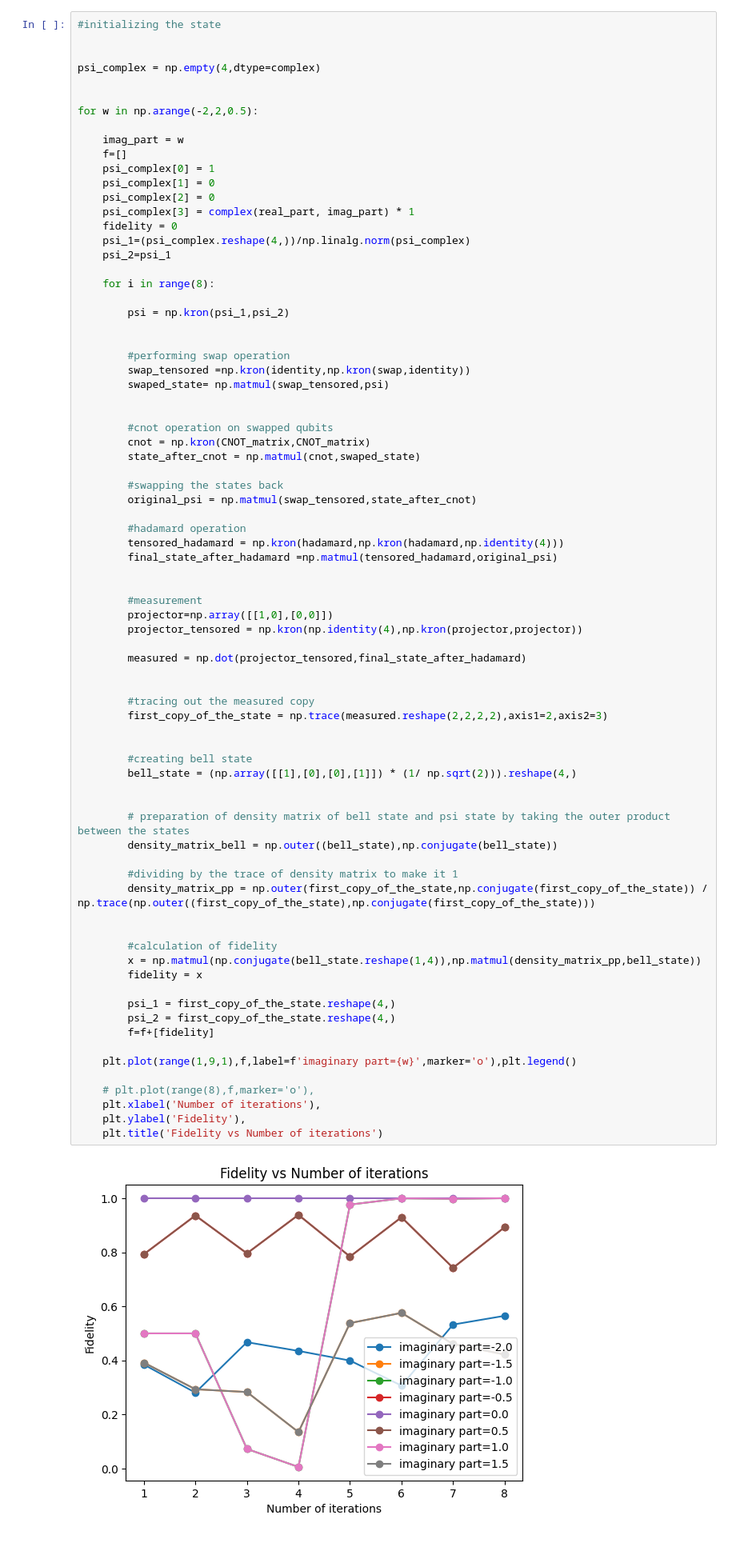
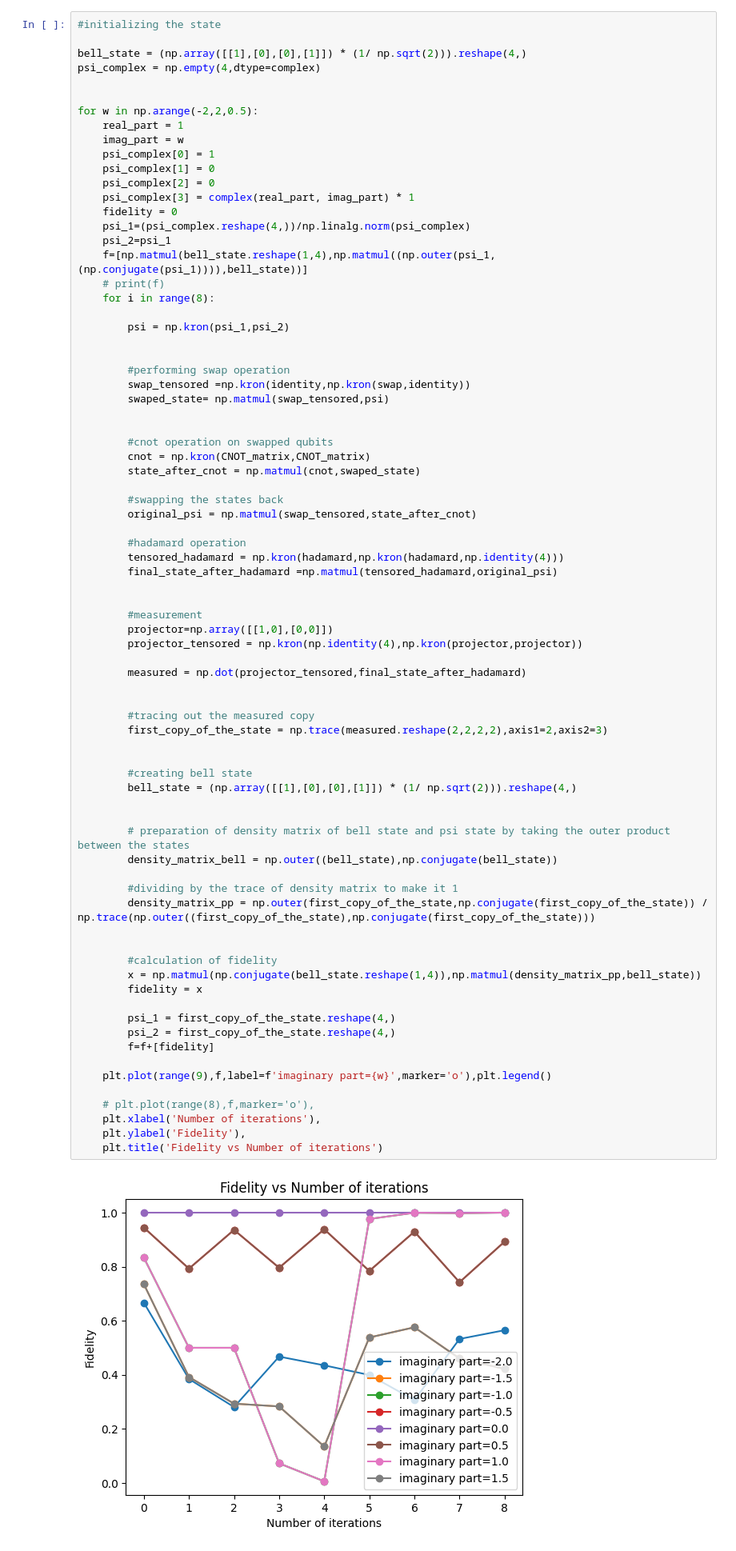
Before and after one commit to Aron9605/Wigner-Internship, a Jupyter notebook: simulation.ipynb, the cells around one changed output. Shown at 80% size. Drawn from its saved outputs; the diff is of its cells as text.

```diff
--- a/simulation.ipynb
+++ b/simulation.ipynb
@@ -129,14 +129,13 @@ Plot 2(Fidelity vs iteration for various noise parameter)
 # %%
 #initializing the state
 
-
+bell_state = (np.array([[1],[0],[0],[1]]) * (1/ np.sqrt(2))).reshape(4,)
 psi_complex = np.empty(4,dtype=complex)
 
 
 for w in np.arange(-2,2,0.5):
-
+    real_part = 1
     imag_part = w
-    f=[]
     psi_complex[0] = 1
     psi_complex[1] = 0
     psi_complex[2] = 0
@@ -144,7 +143,8 @@ for w in np.arange(-2,2,0.5):
     fidelity = 0
     psi_1=(psi_complex.reshape(4,))/np.linalg.norm(psi_complex)
     psi_2=psi_1
-
+    f=[np.matmul(bell_state.reshape(1,4),np.matmul((np.outer(psi_1,(np.conjugate(psi_1)))),bell_state))]
+    # print(f)
     for i in range(8):
 
         psi = np.kron(psi_1,psi_2)
@@ -176,35 +176,35 @@ for w in np.arange(-2,2,0.5):
 
         #tracing out the measured copy
         first_copy_of_the_state = np.trace(measured.reshape(2,2,2,2),axis1=2,axis2=3)
 
 
         #creating bell state
         bell_state = (np.array([[1],[0],[0],[1]]) * (1/ np.sqrt(2))).reshape(4,)
 
 
         # preparation of density matrix of bell state and psi state by taking the outer product between the states
         density_matrix_bell = np.outer((bell_state),np.conjugate(bell_state))
 
         #dividing by the trace of density matrix to make it 1
         density_matrix_pp = np.outer(first_copy_of_the_state,np.conjugate(first_copy_of_the_state)) / np.trace(np.outer((first_copy_of_the_state),np.conjugate(first_copy_of_the_state)))
 
 
         #calculation of fidelity
         x = np.matmul(np.conjugate(bell_state.reshape(1,4)),np.matmul(density_matrix_pp,bell_state))
         fidelity = x
 
         psi_1 = first_copy_of_the_state.reshape(4,)
         psi_2 = first_copy_of_the_state.reshape(4,)
         f=f+[fidelity]
 
-    plt.plot(range(1,9,1),f,label=f'imaginary part={w}',marker='o'),plt.legend()
+    plt.plot(range(9),f,label=f'imaginary part={w}',marker='o'),plt.legend()
 
     # plt.plot(range(8),f,marker='o'),
     plt.xlabel('Number of iterations'),
     plt.ylabel('Fidelity'),
     plt.title('Fidelity vs Number of iterations')
 # %% [output]
-[figure, old version]
+[figure, new version]
 # %% [markdown]
 Plot 2(fidelity as a fuction of real and imaginary parameter at varying noise for increasing number of iterations)
 # %%
```
Also changed, not shown: parts of 1 cell of this notebook.
